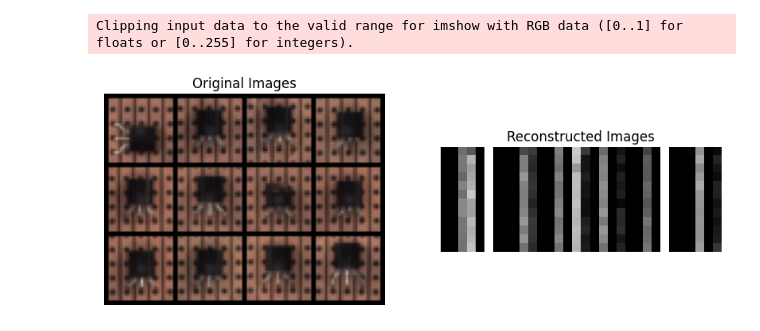
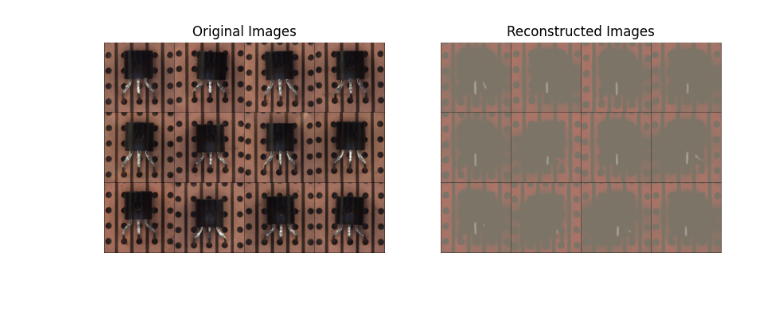
Before and after one commit to skihyeon/DACON--AI, a Jupyter notebook: visualization_.ipynb, the cells around one changed output. Cells and saved outputs as stored; diff of their text form; code cells hidden in the pictures; blank space fills up the shorter version.

Commit message:
implement deepSVDD

```diff
--- a/visualization_.ipynb
+++ b/visualization_.ipynb
@@ -1,47 +1,69 @@
 # %%
 import torch
 import matplotlib.pyplot as plt
-from data_loader import get_train_loader
+from torch.utils.data import DataLoader
+from torchvision import transforms
+from load_dataset import CustomDataset
 import torchvision
 import numpy as np
 
 def unnormalize(image_tensor, mean=[0.485, 0.456, 0.406], std=[0.229, 0.224, 0.225]):
-    """배치에 포함된 모든 이미지 텐서의 색상을 복구합니다."""
-    mean = torch.tensor(mean).view(3, 1, 1).to(image_tensor.device)
-    std = torch.tensor(std).view(3, 1, 1).to(image_tensor.device)
-    image_tensor = image_tensor.clone()  # 원본 데이터를 변경하지 않도록 복제
-    image_tensor.mul_(std).add_(mean)  # 각 채널에 대해 역정규화
+    """표준화된 이미지 텐서를 원래의 값으로 역정규화합니다."""
+    if image_tensor.is_cuda:
+        mean = torch.tensor(mean, device=image_tensor.device).view(3, 1, 1)
+        std = torch.tensor(std, device=image_tensor.device).view(3, 1, 1)
+    else:
+        mean = torch.tensor(mean).view(3, 1, 1)
+        std = torch.tensor(std).view(3, 1, 1)
+
+    # 표준화된 값을 원래의 값으로 역변환합니다.
+    image_tensor = image_tensor * std + mean
+    # 이미지의 픽셀 값 범위를 [0, 1]로 제한합니다.
+    image_tensor = torch.clamp(image_tensor, 0, 1)
     return image_tensor
 
+def get_train_loader(csv_file, batch_size, shuffle=True):
+    transform = transforms.Compose([
+        transforms.Resize((512, 512)),
+        transforms.RandomHorizontalFlip(p=0.5),
+        transforms.ToTensor(),                  # x -> [0,1] normalize
+        transforms.Normalize(mean=[0.485, 0.456, 0.406], std=[0.229, 0.224, 0.225]),
+        # transforms.Grayscale(num_output_channels=1)
+    ])
+
+    train_data = CustomDataset(csv_file=csv_file, transform=transform)
+    train_loader = DataLoader(train_data, batch_size=batch_size, shuffle=shuffle)
+    return train_loader
 
 device = torch.device("cuda" if torch.cuda.is_available() else "cpu")
 
-model = torch.jit.load('./model_files/deepSVDD/v1.pt').to(device)
+model = torch.jit.load('./model_files/deepSVDD/C_AE_test.pt').to(device)
 model.eval()
 
-train_loader = get_train_loader('./datas/test.csv', 64)
+train_loader = get_train_loader('./datas/train.csv', 16)
 images, _ = next(iter(train_loader))
 images = images.to(device)
 
 with torch.no_grad():
     reconstructed = model(images)
 
 def imshow(img):
     npimg = img.numpy()
     plt.imshow(np.transpose(npimg, (1, 2, 0)))
     plt.axis('off')
 
 images = unnormalize(images)
 plt.figure(figsize=(10, 5))
 plt.subplot(1, 2, 1)
 imshow(torchvision.utils.make_grid(images.cpu().data[:12], nrow=4))
 plt.title('Original Images')
 
+
+# reconstructed = unnormalize(reconstructed)
 plt.subplot(1, 2, 2)
 imshow(torchvision.utils.make_grid(reconstructed.cpu().data[:12], nrow=4))
 plt.title('Reconstructed Images')
 
 plt.show()
 # %% [output]
-Clipping input data to the valid range for imshow with RGB data ([0..1] for floats or [0..255] for integers).
-[figure, old version]
+[figure, new version]
```
Also changed, not shown: parts of 1 cell of this notebook, 7 other files.
